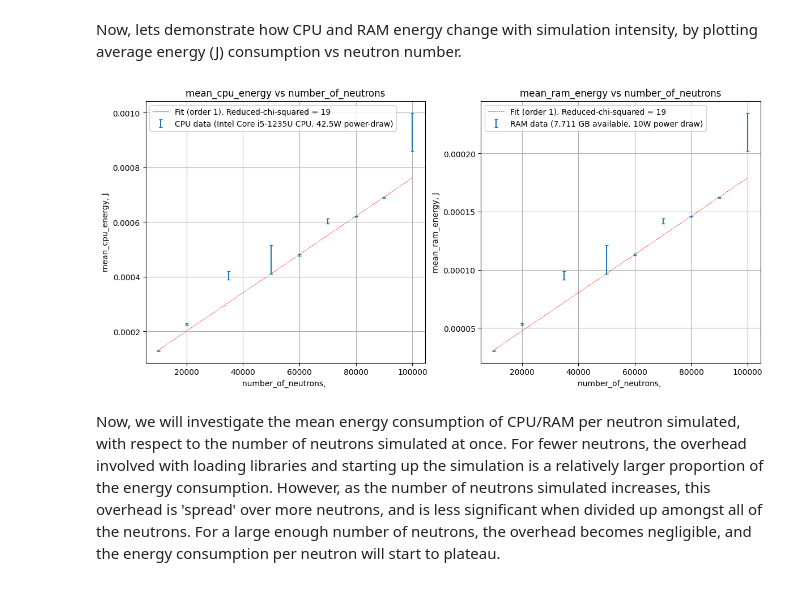
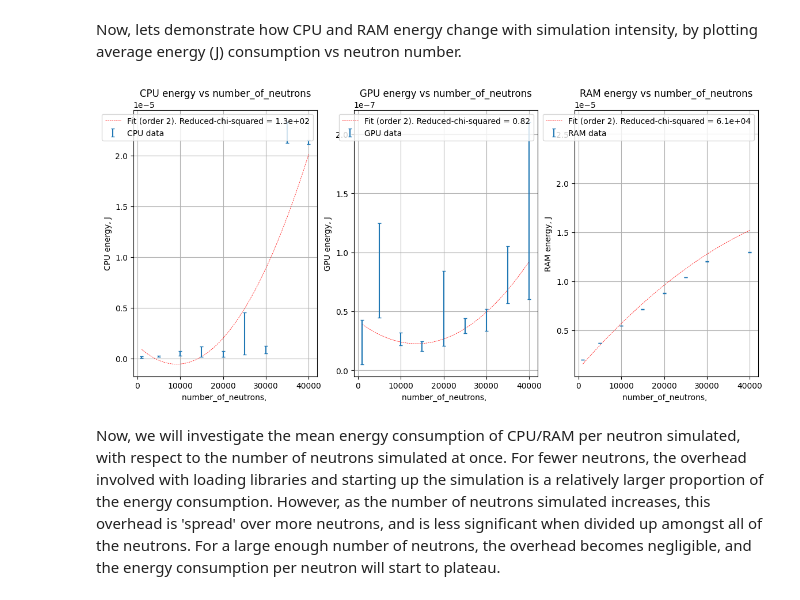
Before and after one commit to rosieschiffmann/Neutron-Transport-Simulation, a Jupyter notebook: emission_tracking_macOS.ipynb, the cells around one changed output. Drawn from its saved outputs; the diff is of its cells as text; code cells hidden in the pictures.

Commit message:
plots added including gpu data

```diff
--- a/emission_tracking_macOS.ipynb
+++ b/emission_tracking_macOS.ipynb
@@ -93,17 +93,17 @@ def generate_master_csv(files):
 			'duration_err' : duration_err,
 			'duration_per_neutron' : mean_duration / neutrons,
 			'duration_per_neutron_err' : duration_err / neutrons,
-			'mean_cpu_power': mean_cpu_power,
+			'cpu_power': mean_cpu_power,
 			'cpu_power_err' : cpu_power_err,
-			'mean_ram_power' : mean_ram_power,
+			'ram_power' : mean_ram_power,
 			'ram_power_err' : ram_power_err,
-			'mean_gpu_power': mean_gpu_power,
+			'gpu_power': mean_gpu_power,
 			'gpu_power_err' : gpu_power_err,
-			'mean_cpu_energy' : mean_cpu_energy,
+			'cpu_energy' : mean_cpu_energy,
 			'cpu_energy_err' : cpu_energy_err,
-			'mean_ram_energy' : mean_ram_energy,
+			'ram_energy' : mean_ram_energy,
 			'ram_energy_err' : ram_energy_err,
-			'mean_gpu_energy' : mean_gpu_energy,
+			'gpu_energy' : mean_gpu_energy,
 			'gpu_energy_err' : gpu_energy_err,
 			'cpu_energy_per_neutron' : mean_cpu_energy / neutrons,
 			'cpu_energy_per_neutron_err' : cpu_energy_err / neutrons,
@@ -260,12 +274,9 @@ CPU_and_RAM_plotting(df, "mean_duration",
 # %% [markdown]
 Now, lets demonstrate how CPU and RAM energy change with simulation intensity, by plotting average energy (J) consumption vs neutron number.
 # %%
-CPU_and_RAM_plotting(df, "number_of_neutrons",
-         "mean_cpu_energy", "cpu_energy_err",
-         "mean_ram_energy", "ram_energy_err",
-         True, 1)
+CPU_and_RAM_plotting(df, 'number_of_neutrons', 'energy', fit=True, fit_order=2)
 # %% [output]
-[figure, old version]
+[figure, new version]
 # %% [markdown]
 Now, we will investigate the mean energy consumption of CPU/RAM per neutron simulated, with respect to the number of neutrons simulated at once. For fewer neutrons, the overhead involved with loading libraries and starting up the simulation is a relatively larger proportion of the energy consumption. However, as the number of neutrons simulated increases, this overhead is 'spread' over more neutrons, and is less significant when divided up amongst all of the neutrons. For a large enough number of neutrons, the overhead becomes negligible, and the energy consumption per neutron will start to plateau.
 # %%
```
Also changed, not shown: parts of 7 cells of this notebook.
